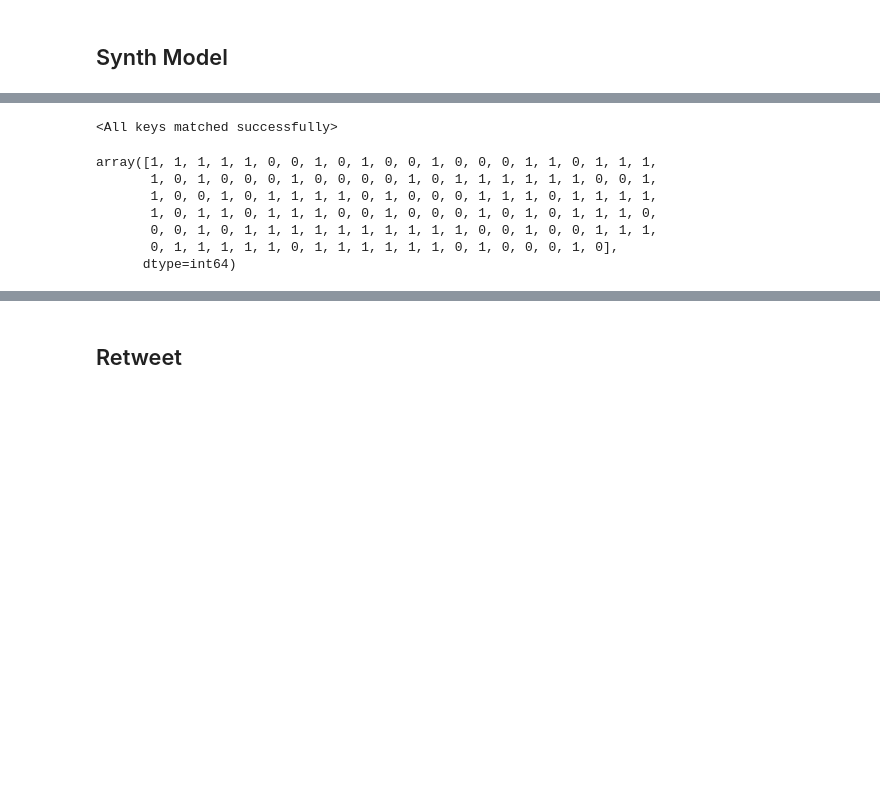
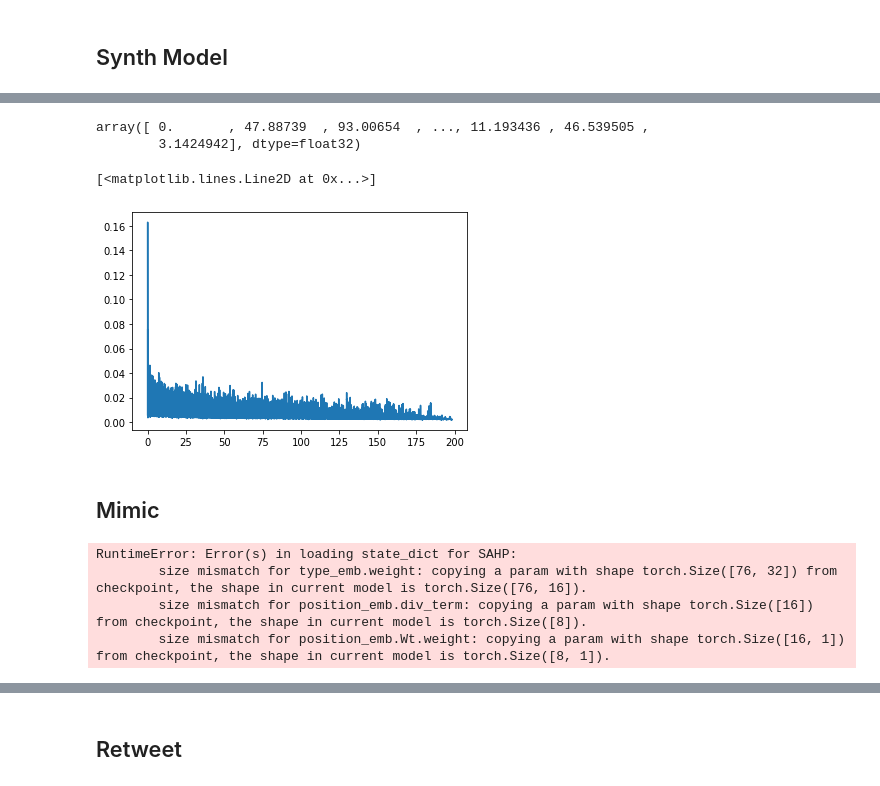
Before and after one commit to yamacisik/sahp_repo, a Jupyter notebook: sahp_results.ipynb, the cells around one changed output, grey strips where cells are left out. Cells and saved outputs as stored; diff of their text form; code cells hidden in the pictures; blank space fills up the shorter version.

```diff
--- a/sahp_results.ipynb
+++ b/sahp_results.ipynb
@@ -17,0 +254,29 @@ import random
+# %%
+t_val = times[sorted_index]
+t_val
+# %% [output]
+array([ 0.       , 47.88739  , 93.00654  , ..., 11.193436 , 46.539505 ,
+        3.1424942], dtype=float32)
+# %%
+#11
+
+
+times = np.concatenate(all_times[0])
+k_val = np.concatenate(kernels[1])
+sorted_index = np.argsort(times)
+t_val = times[sorted_index]
+k_val = k_val[sorted_index]
+
+
+moving_average = 100
+
+## Moving Average
+k_val = np.convolve(k_val, np.ones(moving_average), 'valid') / moving_average
+t_val = np.convolve(t_val, np.ones(moving_average), 'valid') / moving_average
+
+plt.plot(t_val,k_val)
+# %% [output]
+[<matplotlib.lines.Line2D at 0x...>]
+[figure, added]
+# %% [markdown]
+## Mimic
@@ -18,6 +294,10 @@ import random
 # %%
-model = train_sahp.make_model(max_sequence_length=324)
-model_dict =torch.load('saved_models/sahp-synthetic_hidden16-20210622-205430',map_location=torch.device('cpu'))
+
+model = train_sahp.make_model(max_sequence_length=34,process_dim=75)
+model_dict =torch.load('saved_models/sahp-mimic_hidden16-20211012-005042',map_location=torch.device('cpu'))
 model.load_state_dict(model_dict)
 # %% [output]
-<All keys matched successfully>
+RuntimeError: Error(s) in loading state_dict for SAHP:
+        size mismatch for type_emb.weight: copying a param with shape torch.Size([76, 32]) from checkpoint, the shape in current model is torch.Size([76, 16]).
+        size mismatch for position_emb.div_term: copying a param with shape torch.Size([16]) from checkpoint, the shape in current model is torch.Size([8]).
+        size mismatch for position_emb.Wt.weight: copying a param with shape torch.Size([16, 1]) from checkpoint, the shape in current model is torch.Size([8, 1]).
@@ -27,10 +303,0 @@ with open('data/simulated/hawkes_synthetic_random_2d_20191130-180837.pkl', 'rb')
-# %%
-loaded_hawkes_data['types'][0]
-# %% [output]
-array([1, 1, 1, 1, 1, 0, 0, 1, 0, 1, 0, 0, 1, 0, 0, 0, 1, 1, 0, 1, 1, 1,
-       1, 0, 1, 0, 0, 0, 1, 0, 0, 0, 0, 1, 0, 1, 1, 1, 1, 1, 1, 0, 0, 1,
-       1, 0, 0, 1, 0, 1, 1, 1, 1, 0, 1, 0, 0, 0, 1, 1, 1, 0, 1, 1, 1, 1,
-       1, 0, 1, 1, 0, 1, 1, 1, 0, 0, 1, 0, 0, 0, 1, 0, 1, 0, 1, 1, 1, 0,
-       0, 0, 1, 0, 1, 1, 1, 1, 1, 1, 1, 1, 1, 1, 0, 0, 1, 0, 0, 1, 1, 1,
-       0, 1, 1, 1, 1, 1, 0, 1, 1, 1, 1, 1, 1, 0, 1, 0, 0, 0, 1, 0],
-      dtype=int64)
```
Also changed, not shown: parts of 18 cells of this notebook, 7 other files.
